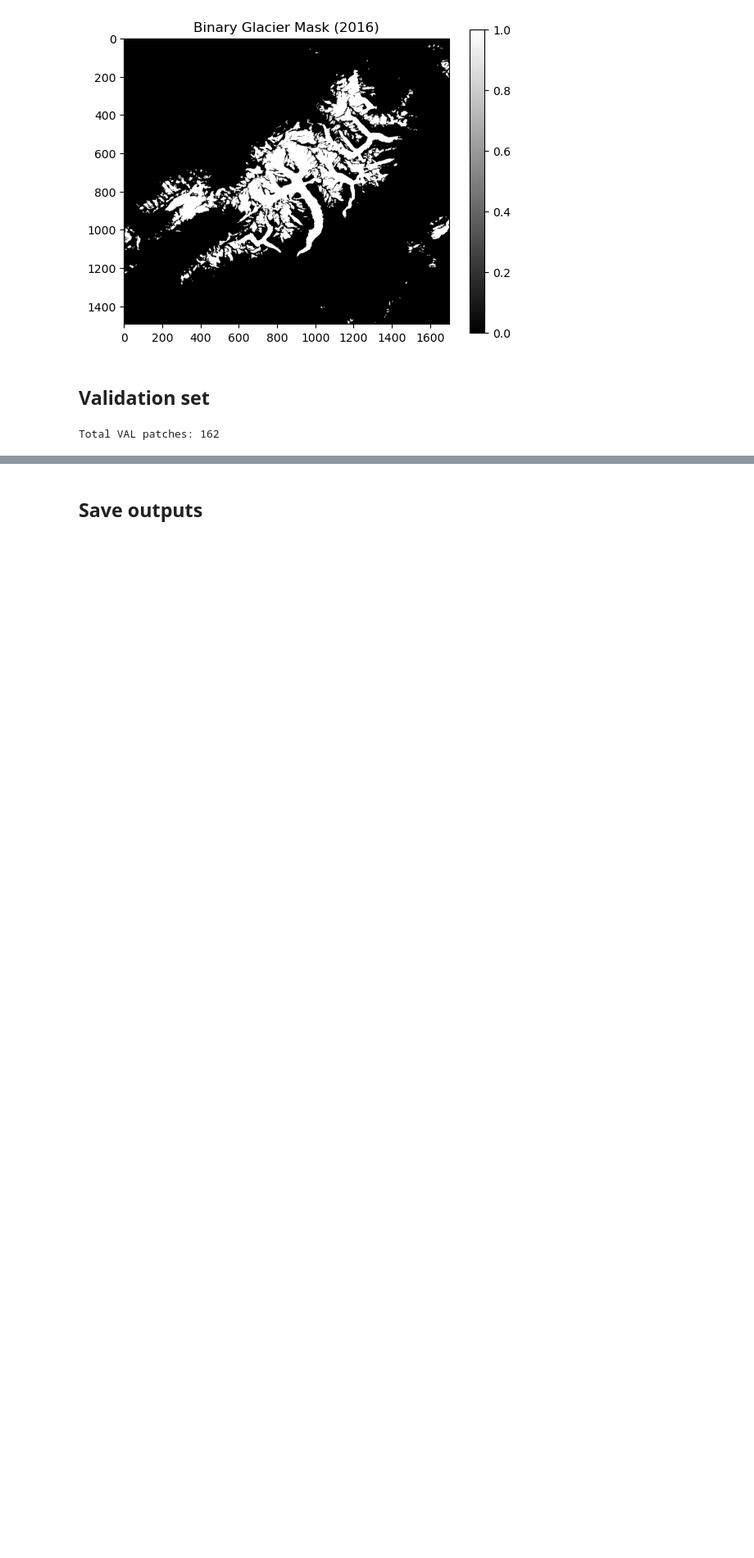
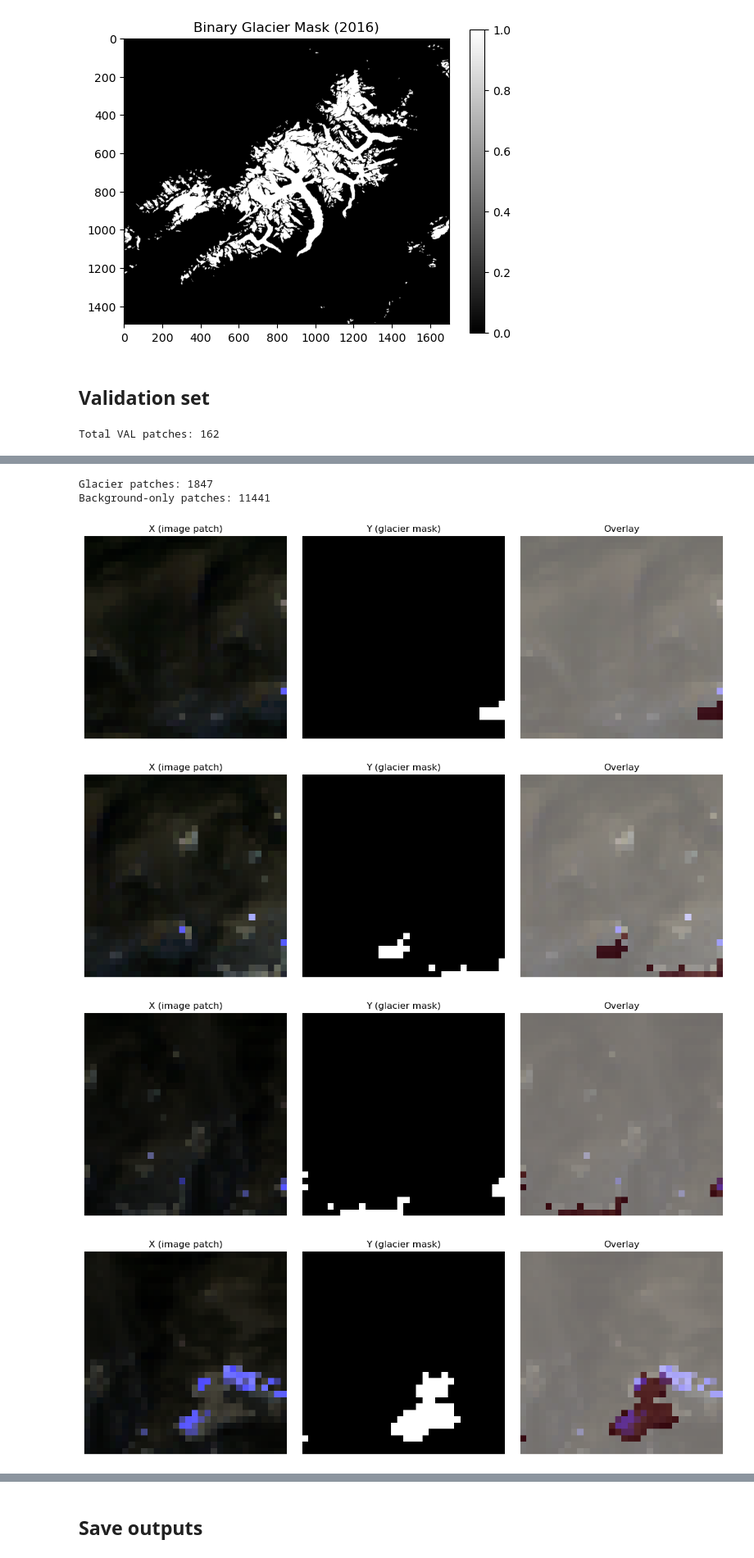
Before and after one commit to corentinsup/IPEO-Project, a Jupyter notebook: 01_preprocess.ipynb, the cells around one changed output, grey strips where cells are left out. Shown at 82% size. Saved outputs shown, nothing was run; the diff lists cells and outputs as text; code cells hidden in the pictures; blank space fills up the shorter version.

```diff
--- a/01_preprocess.ipynb
+++ b/01_preprocess.ipynb
@@ -427,0 +404,53 @@ assert set(np.unique(y_train)) <= {0, 1}
+# %%
+import matplotlib.pyplot as plt
+import numpy as np
+
+def show_XY(X, Y, idx, bands=(0,1,2)):
+    """
+    X: (N, B, H, W)
+    Y: (N, H, W)
+    idx: index du patch à afficher
+    bands: bandes à utiliser pour le RGB
+    """
+    x = X[idx]
+    y = Y[idx]
+
+    # Construire RGB
+    rgb = x[list(bands)]
+    rgb = (rgb - rgb.min()) / (rgb.max() - rgb.min() + 1e-6)
+    rgb = rgb.transpose(1, 2, 0)
+
+    fig, axes = plt.subplots(1, 3, figsize=(12, 4))
+
+    axes[0].imshow(rgb)
+    axes[0].set_title("X (image patch)")
+    axes[0].axis("off")
+
+    axes[1].imshow(y, cmap="gray")
+    axes[1].set_title("Y (glacier mask)")
+    axes[1].axis("off")
+
+    axes[2].imshow(rgb)
+    axes[2].imshow(y, cmap="Reds", alpha=0.45)
+    axes[2].set_title("Overlay")
+    axes[2].axis("off")
+
+    plt.tight_layout()
+    plt.show()
+# %%
+glacier_idxs = np.where(Y_train.sum(axis=(1,2)) > 0)[0]
+background_idxs = np.where(Y_train.sum(axis=(1,2)) == 0)[0]
+
+print("Glacier patches:", len(glacier_idxs))
+print("Background-only patches:", len(background_idxs))
+# %% [output]
+Glacier patches: 1847
+Background-only patches: 11441
+# %%
+for idx in glacier_idxs[:5]:
+    show_XY(X_train, Y_train, idx)
+# %% [output]
+[figure, added]
+[figure, added]
+[figure, added]
+[figure, added]
```
Also changed, not shown: parts of 20 cells of this notebook, 1 other file.
